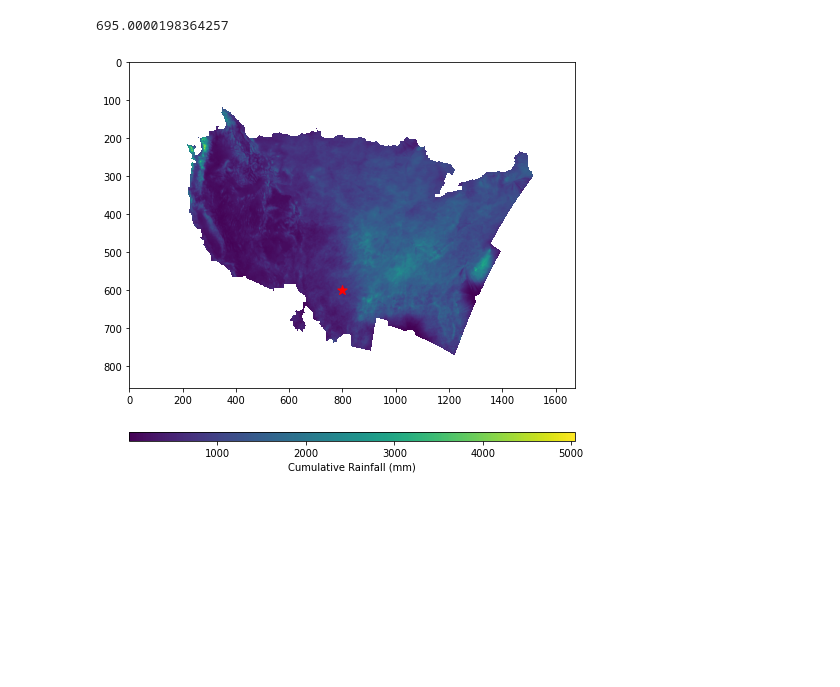
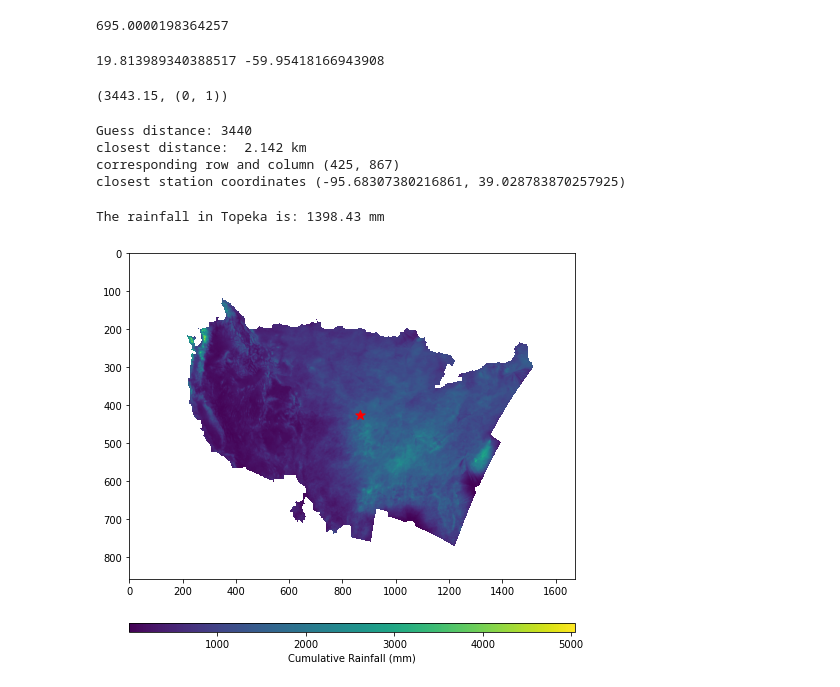
Before and after one commit to parkernath32/semester_project, a Jupyter notebook: Code.ipynb, the cells around one changed output. Saved outputs shown, nothing was run; the diff lists cells and outputs as text; code cells hidden in the pictures; blank space fills up the shorter version.

```diff
--- a/Code.ipynb
+++ b/Code.ipynb
@@ -37,8 +48,6 @@ Enter longitude -96
 
 def haversine (lat1,lon1,lat2,lon2):
     " A Function for calculating the distance between two points on the earth's surface using the Haversine formula"
-
-    import math
 
     R = 6371000  # radius of the earth in meters
     a = math.sin(math.radians((lat1-lat2)/2))**2 + math.cos(math.radians(lat1))*math.cos(math.radians(lat2))*math.sin(math.radians((lon1-lon2)/2))**2
@@ -48,9 +57,9 @@ def haversine (lat1,lon1,lat2,lon2):
         print('row',row,'col',col,':', 'Error: sqrt(1-a) is undefined, a is > or = 1')
     else:
         b = 2* math.atan2(math.sqrt(a), math.sqrt(1-a))
-        row_col = (row,col)
+        row_col = (row,col) # row and column
         d = round(R*b/1000,3) # converting the distance from m to km
-        return d #, row_col
+        return d, row_col
 # %%
 # Load a single file to explore the data information
 data_file = 'nws_precip_last365days_20200426_conus.tif'
@@ -158,15 +156,68 @@ cum_rainfall[600,800]
 # Set to `NaN` all the pixels that are outside the PRISM US boundaries and are equal to zero
 
 cum_rainfall[idx_no_us | (cum_rainfall == 0)] = np.nan
+# %%
+# Compute the distance between SOI and the varous coordinates of the map
+
+minimum_distance = 100000000000
+distances = [] # in km
+for row in range(data.shape[0]):
+    for col in range(data.shape[1]):
+        latlon = data.xy(row,col)
+        distances.append(haversine(lat_SOI,lon_SOI,latlon[1],latlon[0]))
+# %%
+# Inspect the distances computed
+
+print(latlon[1],latlon[0])
+distances[1]
+# %% [output]
+19.813989340388517 -59.95418166943908
+(3443.15, (0, 1))
+# %%
+# Identifying the closest distance to SOI
+
+minimum_distance = int(distances[2][0])
+c = 0
+print('Guess distance:', minimum_distance)
+for i in range(1,len(distances)):
+    a = distances[i][0]
+    b = distances[i-1][0]
+
+    if a < b:
+        c = a
+        if c < minimum_distance:
+            minimum_distance = distances[i][0]
+            row_col = distances[i][1]
+    else:
+        c = b
+        if c < minimum_distance:
+            minimum_distance = distances[i][0]
+            row_col = distances[i][1]
+
+print('closest distance: ',minimum_distance,'km')
+print('corresponding row and column',row_col)
+print('closest station coordinates', data.xy(row_col[0],row_col[1]))
+# %% [output]
+Guess distance: 3440
+closest distance:  2.142 km
+corresponding row and column (425, 867)
+closest station coordinates (-95.68307380216861, 39.028783870257925)
+# %%
+# Retrieve rainfall measurement at the nearest station
+
+rainfall_amount = np.nansum(cum_rainfall[row_col])
+print('The rainfall in',SOI, 'is:', round(rainfall_amount,2),'mm')
+# %% [output]
+The rainfall in Topeka is: 1398.43 mm
 # %%
 # Plot Map of cummulative rainfall
 
 plt.figure(figsize=(8,8))
 plt.imshow(cum_rainfall, aspect='auto')
 plt.colorbar(orientation="horizontal", pad=0.1, aspect=50, label="Cumulative Rainfall (mm)")
-plt.scatter(800, 600, marker='*', color='r', s=100)
+plt.scatter(row_col[1],row_col[0], marker='*', color='r', s=100)
 plt.gca().axes.get_xaxis().set_visible(True)
 plt.gca().axes.get_yaxis().set_visible(True)
 plt.show()
 # %% [output]
-[figure, old version]
+[figure, new version]
```
Also changed, not shown: parts of 15 cells of this notebook, 16 other files.
